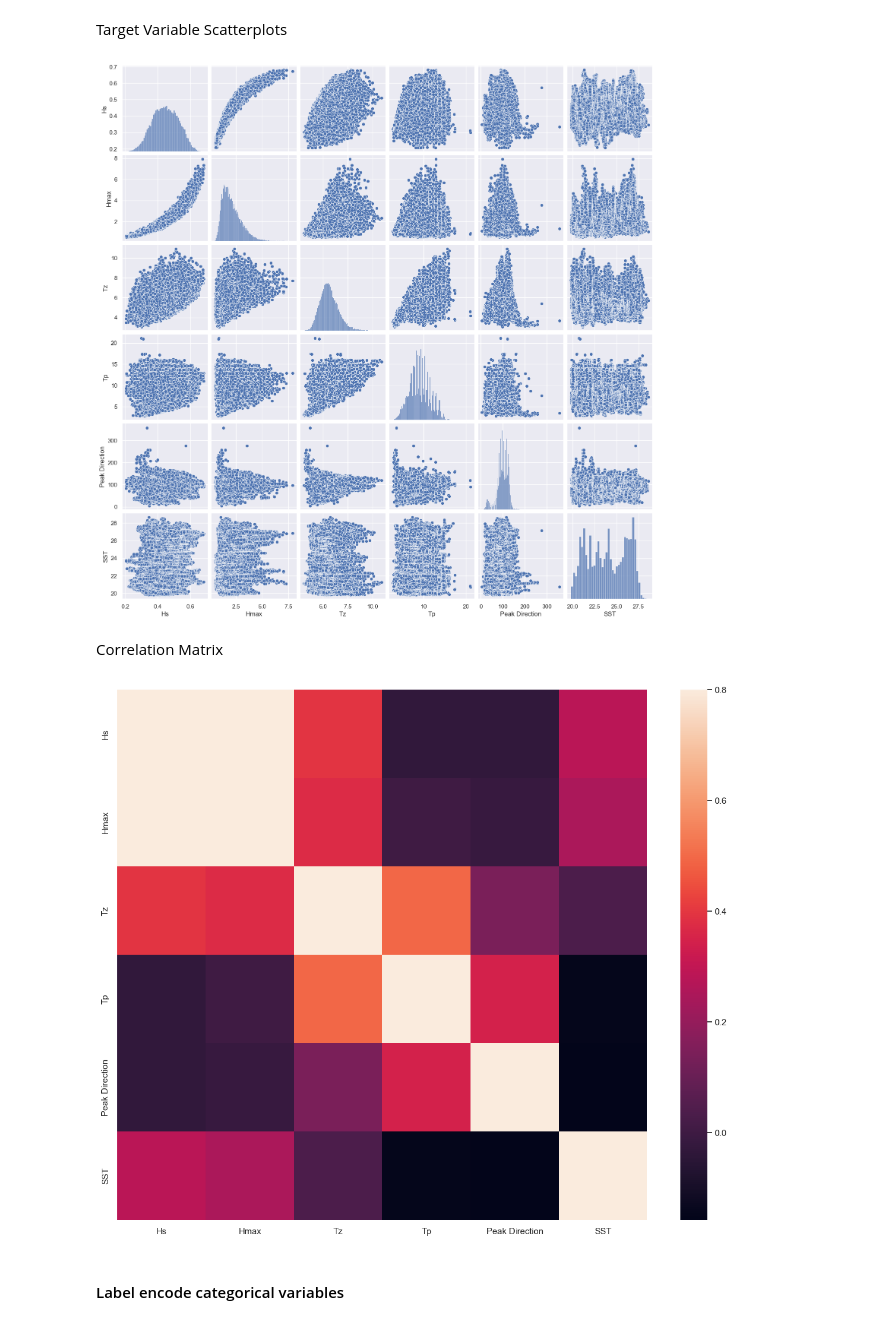
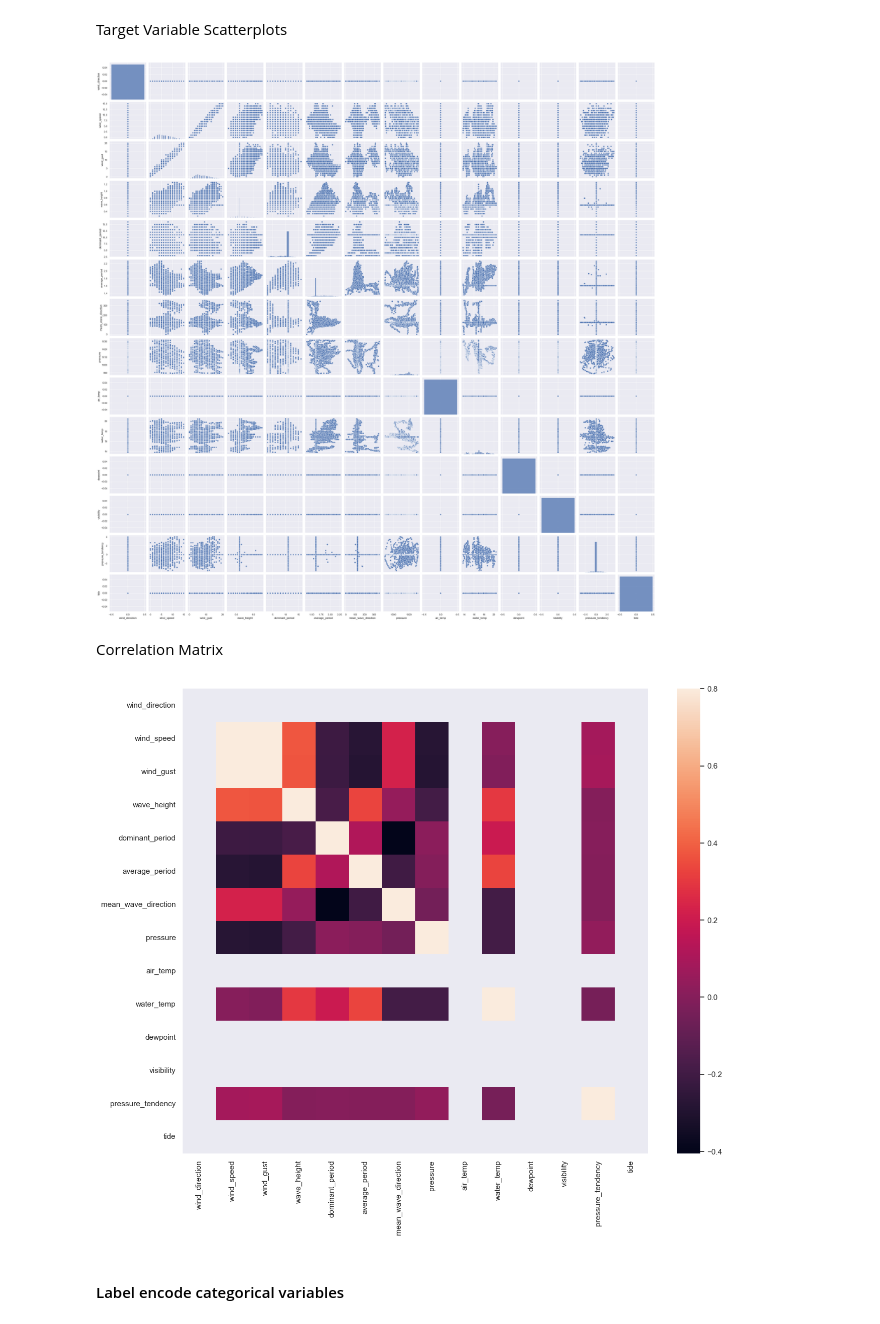
Before and after one commit to usd-cs/Benchmark-Code, a Jupyter notebook: mw_roughdraft.ipynb, the cells around one changed output. Cells and saved outputs as stored; diff of their text form; code cells hidden in the pictures.

Commit message:
add first roughdraft of model using seebuoy

```diff
--- a/mw_roughdraft.ipynb
+++ b/mw_roughdraft.ipynb
@@ -16,3 +38,17 @@
+# %%
+from seebuoy import NDBC
+
+ndbc = NDBC()
+
+# Information on NDBC's ~1800 buoys and gliders
+wave_df = ndbc.stations()
+
+# list all available data for all buoys
+df_data = ndbc.available_data()
+
+# Get info on NY Harbor Buoy
+station_id = "44065"
+ny_buoy = ndbc.get_data(station_id)
 # %% [markdown]
 ## Data Importing and Pre-processing <a class="anchor" id="data-importing"></a>
 # %%
@@ -95,18 +217,25 @@ plt.show()
+# %%
+# Remove non finite values
+ny_buoy = ny_buoy[np.isfinite(ny_buoy['wave_height'])]
 # %%
-sns.distplot(wave_df['Hs'] , fit=norm);
+# We use the numpy fuction log1p which  applies log(1+x) to all elements of the column
+ny_buoy["wave_height"] = np.log1p(ny_buoy["wave_height"])
+
+# Check the new distribution
+sns.distplot(ny_buoy['wave_height'] , fit=norm)
 
 # Get the fitted parameters used by the function
-(mu, sigma) = norm.fit(wave_df['Hs'])
+(mu, sigma) = norm.fit(ny_buoy['wave_height'])
 print( '\n mu = {:.2f} and sigma = {:.2f}\n'.format(mu, sigma))
 
 # Now plot the distribution
-# TODO test with different distributions
-plt.legend(['Normal dist. ($\mu=$ {:.2f} and $\sigma=$ {:.2f} )'.format(mu, sigma)],loc='best')
+plt.legend(['Normal dist. ($\mu=$ {:.2f} and $\sigma=$ {:.2f} )'.format(mu, sigma)],
+            loc='best')
 plt.ylabel('Frequency')
 plt.title('Wave height distribution')
 
 # Get also the QQ-plot
 fig = plt.figure()
-res = probplot(wave_df['Hs'], plot=plt)
+res = probplot(ny_buoy['wave_height'], plot=plt)
 plt.show()
 # %% [output]
@@ -126,12 +245,12 @@ wave_df = wave_df[np.isfinite(wave_df['Hs'])]
 # %%
 # We use the numpy fuction log1p which  applies log(1+x) to all elements of the column
-wave_df["Hs"] = np.log1p(wave_df["Hs"])
+ny_buoy["average_period"] = np.log1p(ny_buoy["average_period"])
 
 # Check the new distribution
-sns.distplot(wave_df['Hs'] , fit=norm)
+sns.distplot(ny_buoy['average_period'] , fit=norm)
 
 # Get the fitted parameters used by the function
-(mu, sigma) = norm.fit(wave_df['Hs'])
+(mu, sigma) = norm.fit(ny_buoy['average_period'])
 print( '\n mu = {:.2f} and sigma = {:.2f}\n'.format(mu, sigma))
 
 # Now plot the distribution
@@ -142,6 +261,6 @@ plt.title('Wave height distribution')
 
 # Get also the QQ-plot
 fig = plt.figure()
-res = probplot(wave_df['Hs'], plot=plt)
+res = probplot(ny_buoy['average_period'], plot=plt)
 plt.show()
 # %% [output]
@@ -157,20 +276,23 @@ Target Variable Scatterplots
 # %%
 # scatterplot
 sns.set()
-cols = ['Date/Time','Hs','Hmax','Tz','Tp','Peak Direction','SST']
-sns.pairplot(wave_df[cols], size = 2.5)
+cols = ['wind_direction', 'wind_speed', 'wind_gust', 'wave_height',
+        'dominant_period', 'average_period', 'mean_wave_direction',
+        'pressure', 'air_temp', 'water_temp', 'dewpoint', 'visibility',
+        'pressure_tendency', 'tide']
+sns.pairplot(ny_buoy[cols], size = 2.5)
 plt.show();
 # %% [output]
-[figure, old version]
+[figure, new version]
 # %% [markdown]
 Correlation Matrix
 # %%
-# Correlation map to see how features are correlated with SalePrice
-corrmat = wave_df.corr()
+# Correlation map to see how conditions are correlated with wave height and average period
+corrmat = ny_buoy.corr()
 f, ax = plt.subplots(figsize=(15, 12))
 sns.heatmap(corrmat, vmax=.8, square=True);
 # %% [output]
-[figure, old version]
+[figure, new version]
 # %%
 # TODO: Here, we would change continuous variables to categorical variables if needed.
 # For this example, we don't need to do this.
```
Also changed, not shown: parts of 45 cells of this notebook.
